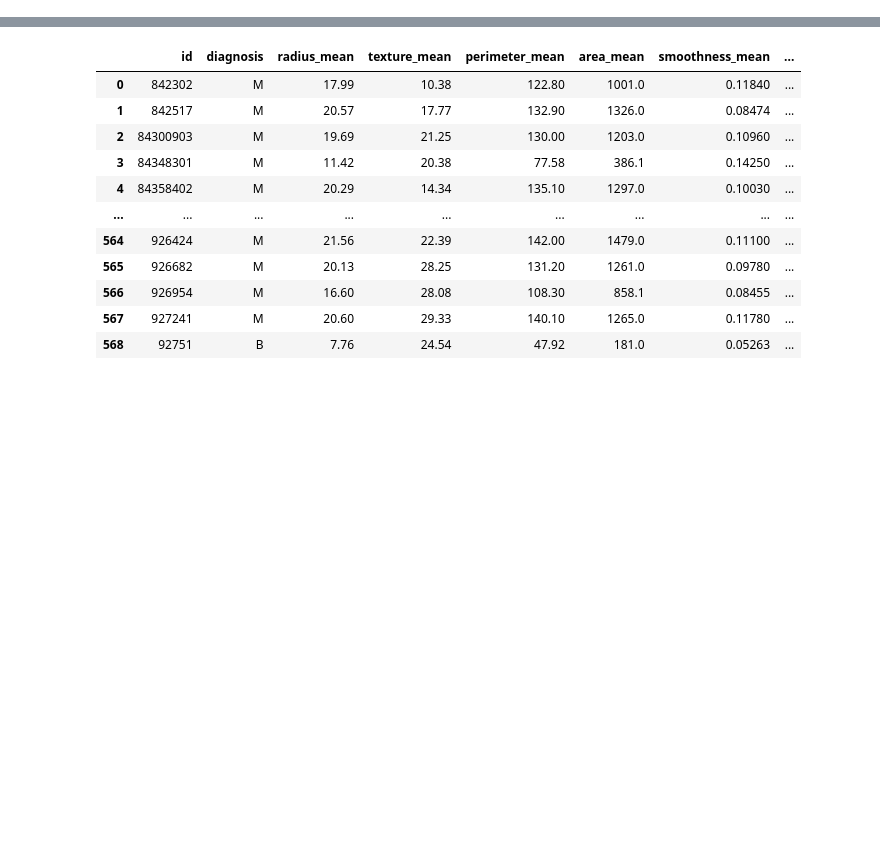
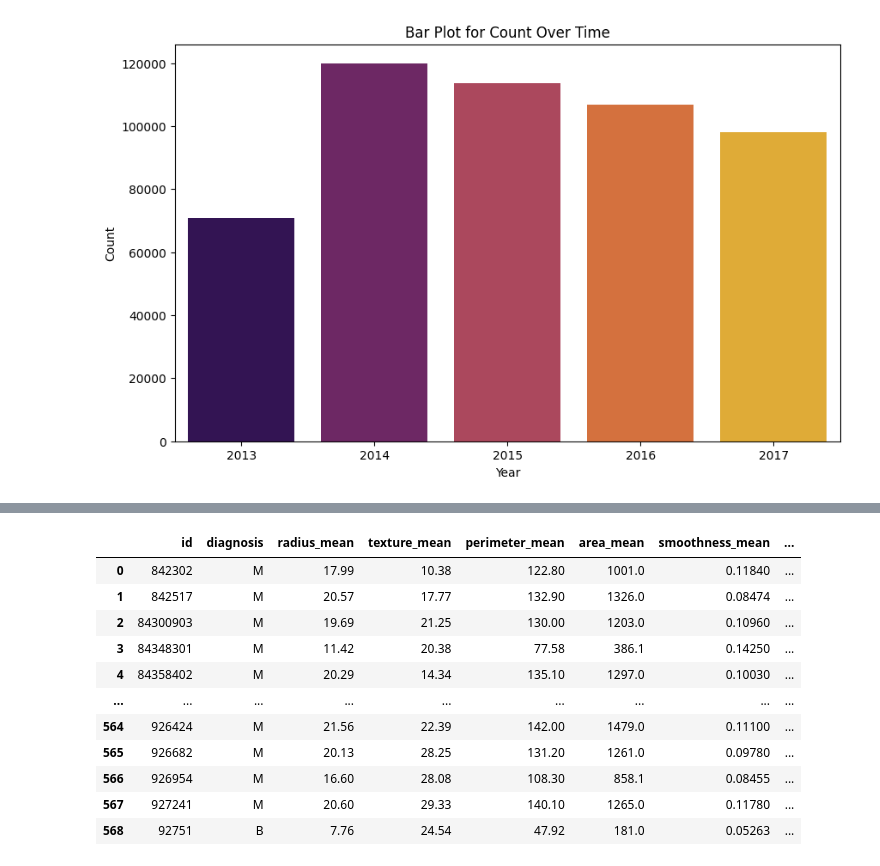
Before and after one commit to StudioMitesh/GSMSTTSADataScience24, a Jupyter notebook: Main-Project/proj.ipynb, the cells around one changed output, grey strips where cells are left out. Saved outputs shown, nothing was run; the diff lists cells and outputs as text; code cells hidden in the pictures; blank space fills up the shorter version.

```diff
--- a/Main-Project/proj.ipynb
+++ b/Main-Project/proj.ipynb
@@ -6,0 +56,13 @@ import matplotlib.pyplot as plt
+# %%
+plt.figure(figsize=(10, 6))
+sns.countplot(x="year", data=rf, palette="inferno")
+
+# Adding labels and title
+plt.title('Bar Plot for Count Over Time')
+plt.xlabel('Year')
+plt.ylabel('Count')
+
+# Display the plot
+plt.show()
+# %% [output]
+[figure, added]
```
Also changed, not shown: parts of 19 cells of this notebook, 3 other files.
